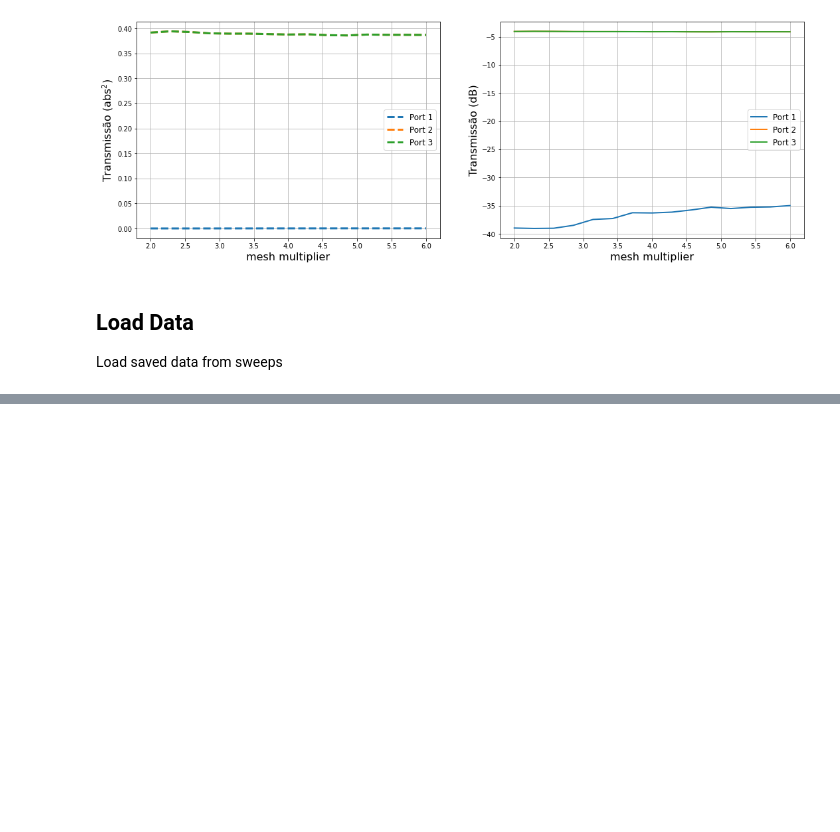
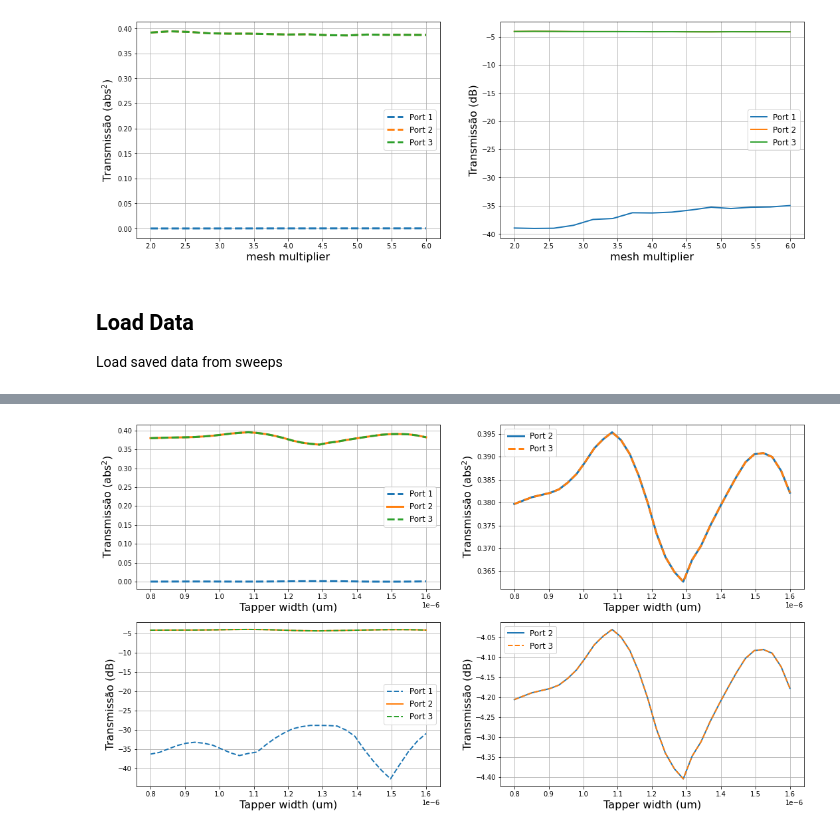
Before and after one commit to CaioRodrigues200/Photonics-training, a Jupyter notebook: Projects/MMI/Lumericalfiles/MMILumapi.ipynb, the cells around one changed output, grey strips where cells are left out. Drawn from its saved outputs; the diff is of its cells as text; code cells hidden in the pictures; blank space fills up the shorter version.

```diff
--- a/Projects/MMI/Lumericalfiles/MMILumapi.ipynb
+++ b/Projects/MMI/Lumericalfiles/MMILumapi.ipynb
@@ -270,6 +270,8 @@ Using python to execute sweeps in lumerical, excrating its results right after
 # %% [markdown]
 ### Tapper length sweep
 # %%
+startIte = 25 # iteration to start
+
 pMatrix = np.zeros((TSPoints,SParSz))
 kMatrix = np.zeros((TSPoints,SParSz))
 TRangeMatrix = np.linspace(TSRange[0],TSRange[1],TSPoints)
@@ -279,7 +281,7 @@ OutP = int(mmi.getnumber())
 print("Tapper width sweep in progress...")
 print("Number of output ports found: " + str(OutP))
 
-for i in range(TSPoints):
+for i in range(startIte-1 , TSPoints):
     text = "Progress: " + str(i+1) + "/" + str(TSPoints)
     print(text)
 
@@ -484,0 +441,49 @@ aps[1].grid()
+# %%
+dataMatrix = np.zeros((len(data) , 3 , 2))
+for i in range(len(data)):
+    for j in range(3):
+        for k in range(2):
+            dataMatrix[i][j][k] = data['Load'+str(i+1)][k][j]
+
+steps = np.linspace(0.8e-6 , 1.6e-6 , 32)
+figure1, swp = plt.subplots(2, 2, figsize=(18,10))
+
+for i in range(3):
+    labelstr2 = 'Port '+str(i+1)
+    if(i%2==0):
+        swp[0][0].plot(steps, dataMatrix[:,i,0], '--', label=labelstr2, linewidth=3)
+        swp[1][0].plot(steps, dataMatrix[:,i,1], '--', label=labelstr2, linewidth=2)
+    else:
+        swp[0][0].plot(steps, dataMatrix[:,i,0], '-',label=labelstr2, linewidth=3)
+        swp[1][0].plot(steps, dataMatrix[:,i,1], '-', label=labelstr2, linewidth=2)
+
+for i in range(1,3):
+    labelstr2 = 'Port '+str(i+1)
+    if(i%2==0):
+        swp[0][1].plot(steps, dataMatrix[:,i,0], '--', label=labelstr2, linewidth=3)
+        swp[1][1].plot(steps, dataMatrix[:,i,1], '--', label=labelstr2, linewidth=2)
+    else:
+        swp[0][1].plot(steps, dataMatrix[:,i,0], '-',label=labelstr2, linewidth=3)
+        swp[1][1].plot(steps, dataMatrix[:,i,1], '-', label=labelstr2, linewidth=2)
+
+swp[0][0].legend(fontsize=12)
+swp[0][0].set_xlabel('Tapper width (um)',fontsize=16)
+swp[0][0].set_ylabel(r'Transmissão (abs$^{2}$)',fontsize=16)
+swp[0][0].grid(True)
+
+swp[1][0].legend(fontsize=12)
+swp[1][0].set_xlabel('Tapper width (um)',fontsize=16)
+swp[1][0].set_ylabel('Transmissão (dB)',fontsize=16)
+swp[1][0].grid(True)
+
+swp[0][1].legend(fontsize=12)
+swp[0][1].set_xlabel('Tapper width (um)',fontsize=16)
+swp[0][1].set_ylabel(r'Transmissão (abs$^{2}$)',fontsize=16)
+swp[0][1].grid(True)
+
+swp[1][1].legend(fontsize=12)
+swp[1][1].set_xlabel('Tapper width (um)',fontsize=16)
+swp[1][1].set_ylabel('Transmissão (dB)',fontsize=16)
+swp[1][1].grid(True)
+# %% [output]
+[figure, added]
```
Also changed, not shown: parts of 3 cells of this notebook, 5 other files.
